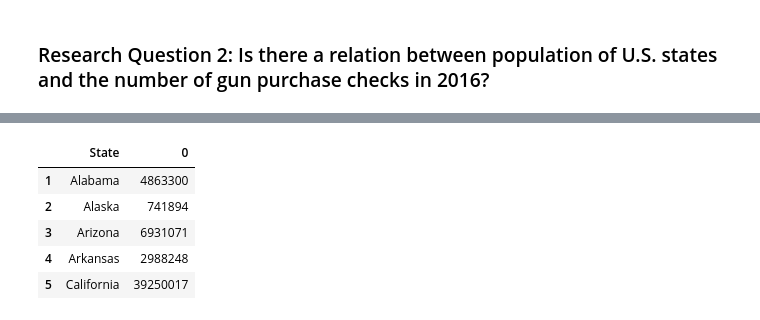
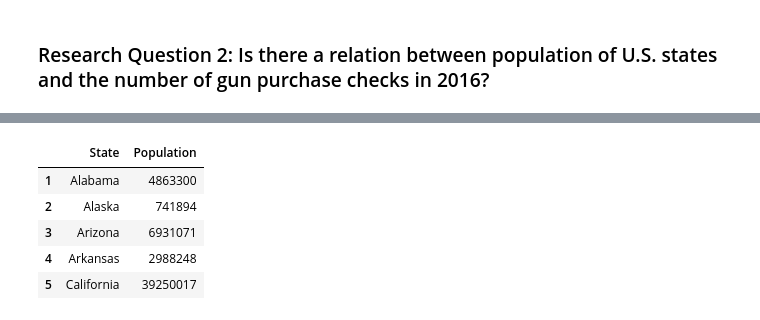
Before and after one commit to VentoTran/Udacity_DataAnalyst_Project_01_FBI_GUN_DATA, a Jupyter notebook: Investigate_a_Dataset.ipynb, the cells around one changed output, grey strips where cells are left out. Cells and saved outputs as stored; diff of their text form; code cells hidden in the pictures.

```diff
--- a/Investigate_a_Dataset.ipynb
+++ b/Investigate_a_Dataset.ipynb
@@ -141,7 +145,7 @@ df_census[df_census['Alabama'].isna()]
 20 rows × 52 columns
 # %%
 # We only need the data from index 0-64 of census database.
-df_census = df_census.head(65)
+df_census = df_census.head(64)
 df_census.tail(5)
 # %% [output]
 |  | Fact | Fact Note | Alabama | Alaska | Arizona | Arkansas | California | Colorado | Connecticut | Delaware | ... |
@@ -392,7 +396,7 @@ plt.show()
 df_census_2016 = pd.Series(df_census.iloc[:, 0]).to_frame()
 df_census_2016 = df_census_2016.reset_index()
 df_census_2016 = df_census_2016.rename(columns={'index': 'State'})
-df_census_2016 = df_census_2016.rename(columns={'0': 'Population'})
+df_census_2016 = df_census_2016.rename(columns={0: 'Population'})
 df_census_2016 = df_census_2016.iloc[1:]
 df_census_2016
 # %% [output]
@@ -416,18 +420,17 @@ df_census_2016
 # %%
 # Function to remove commas and convert to integer
 def remove_commas(value):
     return int(str(value).replace(',', ''))
 # enddef
 
 # Apply the function to all numeric columns
 for col in df_census_2016.columns:
     df_census_2016.iloc[:, 1] = df_census_2016.iloc[:, 1].apply(remove_commas)
 #endfor
 
-df_census_2016
 df_census_2016.head(5)
 # %% [output]
-|  | State | 0 |
+|  | State | Population |
 | 1 | Alabama | 4863300 |
 | 2 | Alaska | 741894 |
 | 3 | Arizona | 6931071 |
```
Also changed, not shown: parts of 36 cells of this notebook, 3 other files.
